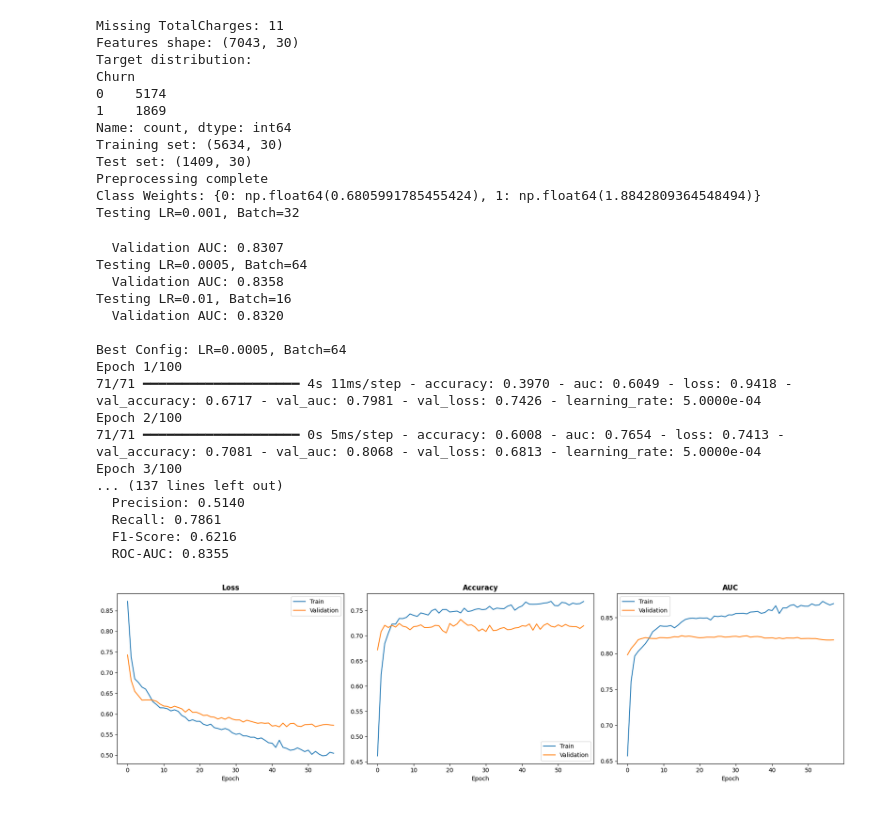
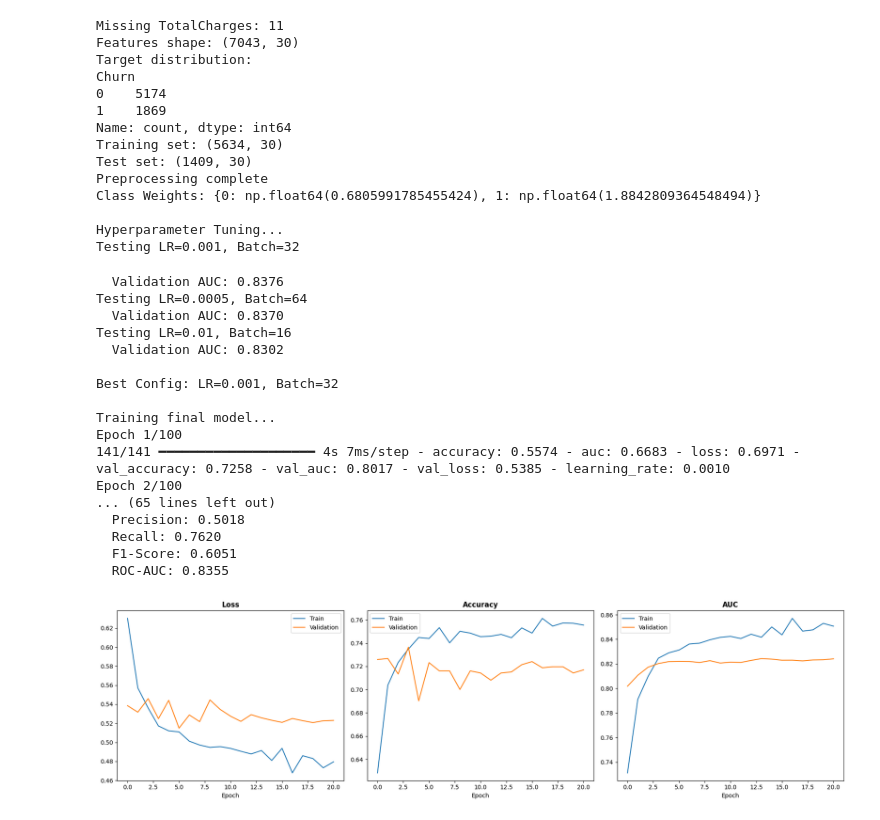
Before and after one commit to shavindukesara/Telco-Churn-Predictor, a Jupyter notebook: models/neural_network.ipynb, the cells around one changed output. Cells and saved outputs as stored; diff of their text form; code cells hidden in the pictures.

Commit message:
finished model

```diff
--- a/models/neural_network.ipynb
+++ b/models/neural_network.ipynb
@@ -80,42 +80,35 @@ class_weights = {i: class_weights_array[i] for i in range(len(class_weights_arra
 print(f"Class Weights: {class_weights}")
 
 # Build model
-# Replace your create_nn_model function with this improved version
-def create_nn_model(input_dim, learning_rate=0.001, dropout_rate=0.3):
+def create_nn_model(input_dim, learning_rate=0.001):
     model = Sequential([
-        Dense(128, activation='relu', kernel_regularizer=tf.keras.regularizers.l2(0.001),
-              input_dim=input_dim),
+        Dense(128, activation='relu', input_dim=input_dim),
         BatchNormalization(),
-        Dropout(dropout_rate),
+        Dropout(0.3),
 
-        Dense(64, activation='relu', kernel_regularizer=tf.keras.regularizers.l2(0.001)),
+        Dense(64, activation='relu'),
         BatchNormalization(),
-        Dropout(dropout_rate),
+        Dropout(0.3),
 
         Dense(32, activation='relu'),
         BatchNormalization(),
-        Dropout(dropout_rate * 0.7),  # Less dropout in deeper layers
+        Dropout(0.2),
 
         Dense(16, activation='relu'),
-        Dropout(dropout_rate * 0.5),
+        Dropout(0.2),
 
         Dense(1, activation='sigmoid')
     ])
 
-    # Use Adam with decay
-    optimizer = Adam(
-        learning_rate=learning_rate,
-        decay=learning_rate/100  # Learning rate decay
-    )
-
     model.compile(
-        optimizer=optimizer,
+        optimizer=Adam(learning_rate=learning_rate),
         loss='binary_crossentropy',
         metrics=['accuracy', tf.keras.metrics.AUC(name='auc')]
     )
     return model
 
 # Hyperparameter tuning
+print("\nHyperparameter Tuning...")
 configs = [
     {'learning_rate': 0.001, 'batch_size': 32},
     {'learning_rate': 0.0005, 'batch_size': 64},
@@ -154,6 +147,7 @@ for config in configs:
 print(f"\nBest Config: LR={best_config['learning_rate']}, Batch={best_config['batch_size']}")
 
 # Train final model
+print("\nTraining final model...")
 nn_final = create_nn_model(X_train_scaled.shape[1], best_config['learning_rate'])
 
 history = nn_final.fit(
@@ -206,42 +200,44 @@ axes[1].set_title('Accuracy', fontweight='bold')
 axes[1].set_xlabel('Epoch')
 axes[1].legend()
 
 axes[2].plot(history.history['auc'], label='Train')
 axes[2].plot(history.history['val_auc'], label='Validation')
 axes[2].set_title('AUC', fontweight='bold')
 axes[2].set_xlabel('Epoch')
 axes[2].legend()
 
 plt.tight_layout()
 plt.show()
 # %% [output]
 Missing TotalCharges: 11
 Features shape: (7043, 30)
 Target distribution:
 Churn
 0    5174
 1    1869
 Name: count, dtype: int64
 Training set: (5634, 30)
 Test set: (1409, 30)
 Preprocessing complete
 Class Weights: {0: np.float64(0.6805991785455424), 1: np.float64(1.8842809364548494)}
+
+Hyperparameter Tuning...
 Testing LR=0.001, Batch=32
-  Validation AUC: 0.8307
+  Validation AUC: 0.8376
 Testing LR=0.0005, Batch=64
-  Validation AUC: 0.8358
+  Validation AUC: 0.8370
 Testing LR=0.01, Batch=16
-  Validation AUC: 0.8320
+  Validation AUC: 0.8302
 
-Best Config: LR=0.0005, Batch=64
+Best Config: LR=0.001, Batch=32
+
+Training final model...
 Epoch 1/100
-71/71 ━━━━━━━━━━━━━━━━━━━━ 4s 11ms/step - accuracy: 0.3970 - auc: 0.6049 - loss: 0.9418 - val_accuracy: 0.6717 - val_auc: 0.7981 - val_loss: 0.7426 - learning_rate: 5.0000e-04
+141/141 ━━━━━━━━━━━━━━━━━━━━ 4s 7ms/step - accuracy: 0.5574 - auc: 0.6683 - loss: 0.6971 - val_accuracy: 0.7258 - val_auc: 0.8017 - val_loss: 0.5385 - learning_rate: 0.0010
 Epoch 2/100
-71/71 ━━━━━━━━━━━━━━━━━━━━ 0s 5ms/step - accuracy: 0.6008 - auc: 0.7654 - loss: 0.7413 - val_accuracy: 0.7081 - val_auc: 0.8068 - val_loss: 0.6813 - learning_rate: 5.0000e-04
-Epoch 3/100
-... (137 lines left out)
-  Precision: 0.5140
-  Recall: 0.7861
-  F1-Score: 0.6216
+... (65 lines left out)
+  Precision: 0.5018
+  Recall: 0.7620
+  F1-Score: 0.6051
   ROC-AUC: 0.8355
-[figure, old version]
+[figure, new version]
```
